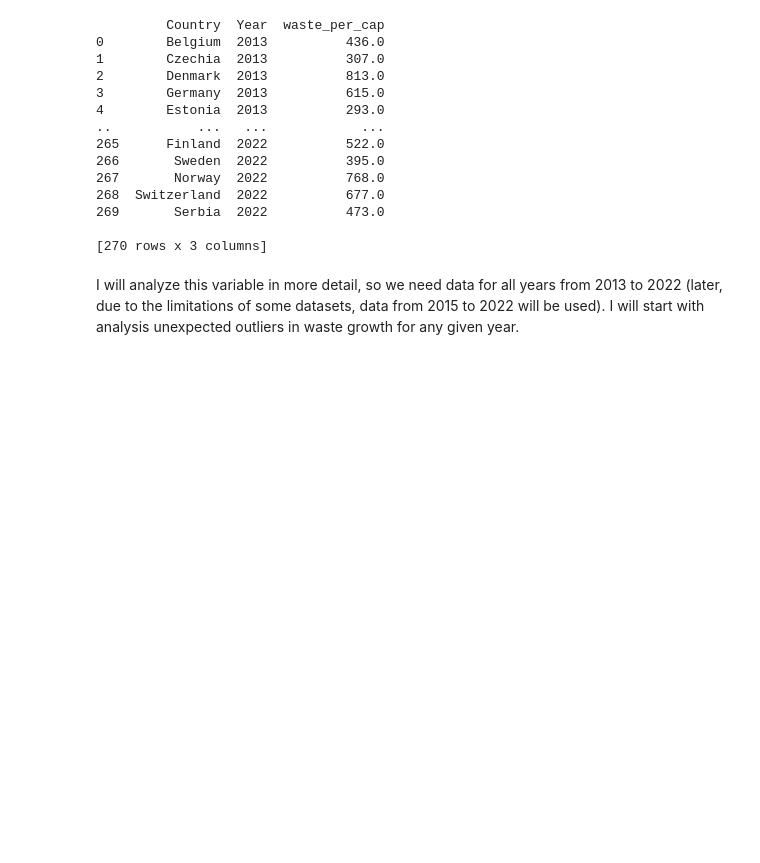
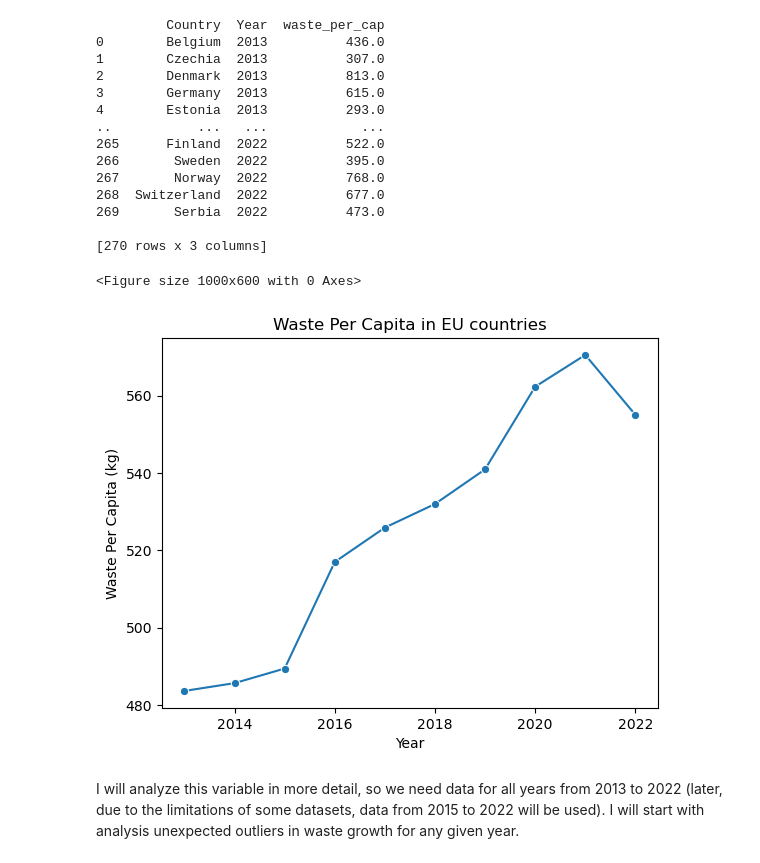
Before and after one commit to anntis/RM-project, a Jupyter notebook: rm_project.ipynb, the cells around one changed output. Saved outputs shown, nothing was run; the diff lists cells and outputs as text; code cells hidden in the pictures; blank space fills up the shorter version.

```diff
--- a/rm_project.ipynb
+++ b/rm_project.ipynb
@@ -136,6 +148,24 @@ print(filtered_data_was_long)
 269       Serbia  2022          473.0
 
 [270 rows x 3 columns]
+# %%
+# Аggregation
+avg_trends_waste = filtered_data_was_long.groupby(['Year'])['waste_per_cap'].mean().reset_index()
+
+
+# Waste Per Capita
+plt.figure(figsize=(10, 6))
+fig, ax = plt.subplots()
+sns.lineplot(data=avg_trends_waste, x='Year', y='waste_per_cap',
+             palette=["blue"], marker="o")
+
+plt.title('Waste Per Capita in EU countries')
+plt.ylabel('Waste Per Capita (kg)')
+plt.xlabel('Year')
+plt.show()
+# %% [output]
+<Figure size 1000x600 with 0 Axes>
+[figure, added]
 # %% [markdown]
 I will analyze this variable in more detail, so we need data for all years from 2013 to 2022 (later, due to the limitations of some datasets, data from 2015 to 2022 will be used). I will start with analysis unexpected outliers in waste growth for any given year.
 # %%
```
Also changed, not shown: parts of 18 cells of this notebook, 1 other file.
